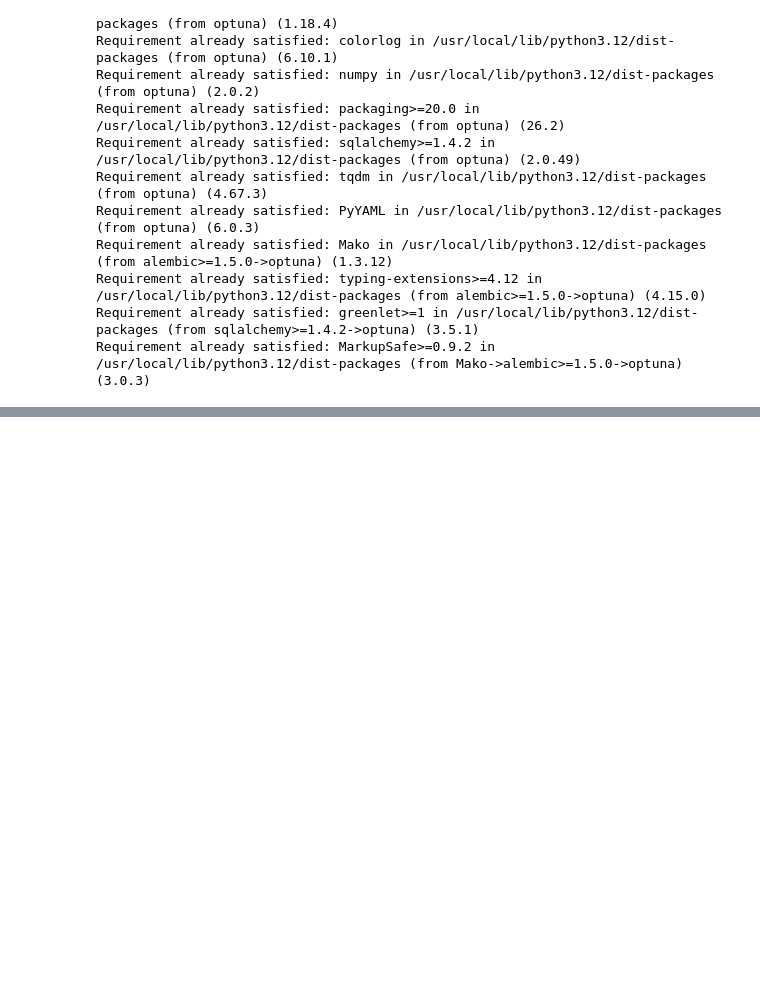
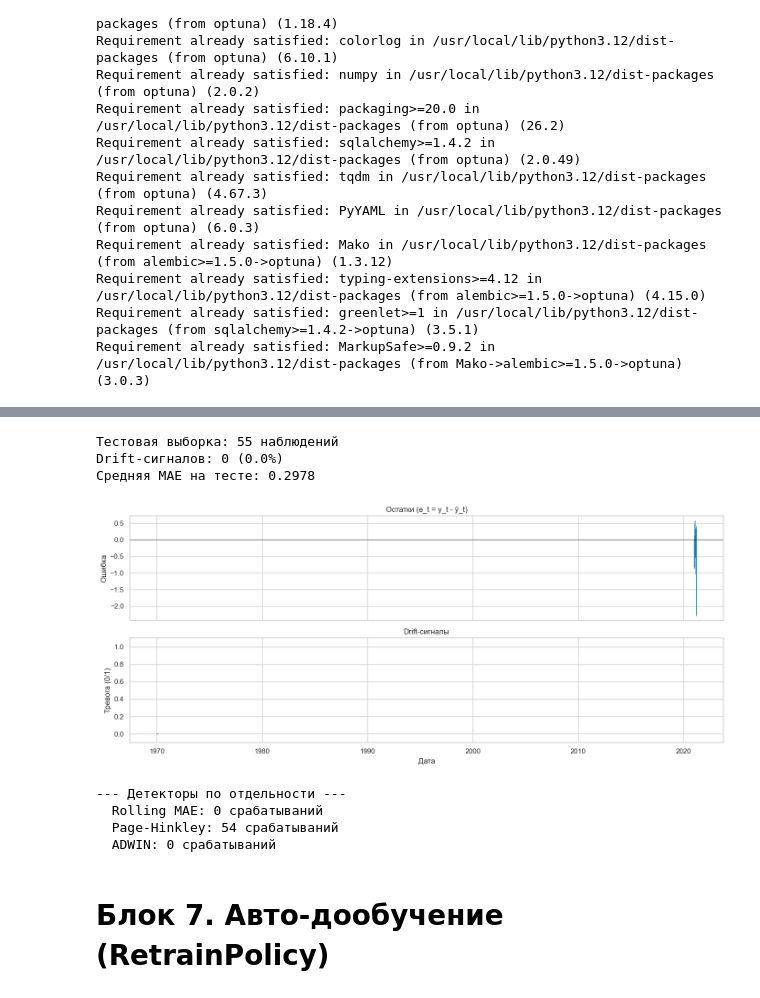
Before and after one commit to KiushkinD/Draft_liquidity_balance, a Jupyter notebook: notebook.ipynb, the cells around one changed output, grey strips where cells are left out. Cells and saved outputs as stored; diff of their text form; code cells hidden in the pictures; blank space fills up the shorter version.

```diff
--- a/notebook.ipynb
+++ b/notebook.ipynb
@@ -760,0 +765,73 @@ print("Размер окна (месяцы):\n", window_df)
+# %%
+from src.drift import DriftMonitor
+from src.metrics import mae
+import matplotlib.pyplot as plt
+
+# Используем предсказания лучшей модели на тестовой выборке
+y_pred_test = final_model.predict(X_test)
+
+# Создаём монитор дрейфа
+monitor = DriftMonitor()
+
+# Последовательно передаём ошибки монитору (имитация работы в production)
+drift_records = []
+for i in range(len(y_test)):
+    result = monitor.update(
+        date=test.index[i] if hasattr(test, "index") else i,
+        y_true=y_test.iloc[i] if hasattr(y_test, "iloc") else y_test[i],
+        y_pred=y_pred_test[i],
+        is_holiday=False,
+    )
+    drift_records.append(result)
+
+# Анализ результатов
+n_alarms = sum(r["drift_alarm"] for r in drift_records)
+print(f"Тестовая выборка: {len(drift_records)} наблюдений")
+print(f"Drift-сигналов: {n_alarms} ({n_alarms / len(drift_records) * 100:.1f}%)")
+print(f"Средняя MAE на тесте: {mae(y_test, y_pred_test):.4f}")
+
+# Визуализация остатков и сигналов
+fig, axes = plt.subplots(2, 1, figsize=(14, 6), sharex=True)
+dates = test["date"].values if "date" in test.columns else range(len(drift_records))
+errors = [r["error"] for r in drift_records]
+alarms = [r["drift_alarm"] for r in drift_records]
+
+# График 1: Ошибки предсказания
+axes[0].plot(dates, errors, lw=0.6, color="#1f77b4")
+axes[0].axhline(0, color="black", lw=0.5)
+axes[0].set_title("Остатки (e_t = y_t - ŷ_t)")
+axes[0].set_ylabel("Ошибка")
+
+# График 2: Сигналы тревоги о дрейфе
+axes[1].fill_between(
+    range(len(alarms)), 0, alarms, color="crimson", alpha=0.7, step="mid"
+)
+axes[1].set_title("Drift-сигналы")
+axes[1].set_ylabel("Тревога (0/1)")
+axes[1].set_xlabel("Дата")
+axes[1].set_ylim(-0.1, 1.1)
+
+plt.tight_layout()
+plt.show()
+
+# Детекторы по отдельности
+votes_per_step = [r["votes"] for r in drift_records]
+print("\n--- Детекторы по отдельности ---")
+for name, key in [
+    ("Rolling MAE", "rolling_mae_alarm"),
+    ("Page-Hinkley", "page_hinkley_alarm"),
+    ("ADWIN", "adwin_alarm"),
+]:
+    cnt = sum(r[key] for r in drift_records)
+    print(f"  {name}: {cnt} срабатываний")
+# %% [output]
+Тестовая выборка: 55 наблюдений
+Drift-сигналов: 0 (0.0%)
+Средняя MAE на тесте: 0.2978
+[figure, added]
+--- Детекторы по отдельности ---
+  Rolling MAE: 0 срабатываний
+  Page-Hinkley: 54 срабатываний
+  ADWIN: 0 срабатываний
+# %% [markdown]
+# Блок 7. Авто-дообучение (RetrainPolicy)
```
Also changed, not shown: parts of 17 cells of this notebook, 3 other files.
